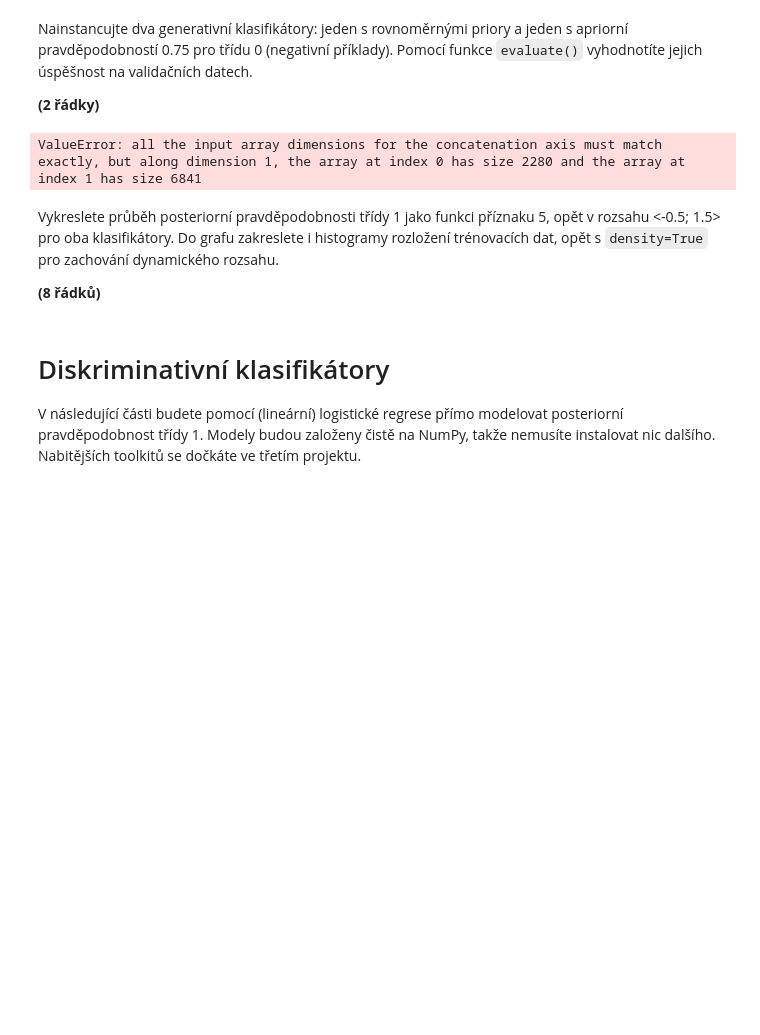
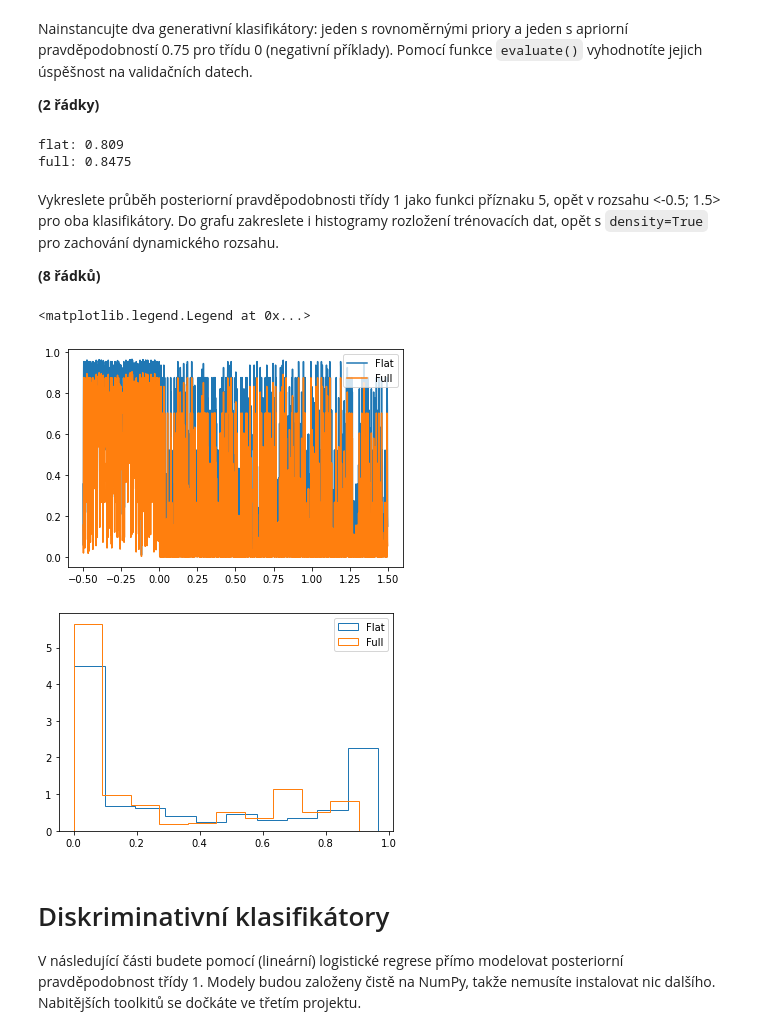
Before and after one commit to arconatt/SUI-machine_learning, a Jupyter notebook: zadani.ipynb, the cells around one changed output. Drawn from its saved outputs; the diff is of its cells as text; code cells hidden in the pictures; blank space fills up the shorter version.

```diff
--- a/zadani.ipynb
+++ b/zadani.ipynb
@@ -171,31 +170,31 @@ Dbejte, aby Vám uživatel nemohl zadat neplatné apriorní pravděpodobnosti.
 Jako všechny klasifikátory v tomto projektu poskytuje metodu `prob_class_1()`.
 
 **(9 řádků)**
-# %%
-class GenerativeClassifier2Class:
-    def __init__(self, pdf_pos, prior_pos, pdf_neg, prior_neg):
-        self.prior0 = prior0
-
-    def fill_pdf(self, data_pos, data_neg):
-        if (np.size(data_pos))
-
-    def prob_class_1(self, data):
-        joint = np.vstack([pdf_pos * (1 - self.prior0), pdf_neg * self.prior0]).T
-        bayes = joint/joint.sum(axis=1, keepdims=True)
-        return bayes[:,0]
+# %%
+class GenerativeClassifier2Class:
+    def __init__(self, norm_pos, prior_pos, norm_neg, prior_neg):
+        assert(prior_neg + prior_pos == 1)
+        self.prior_neg = prior_neg
+        self.prior_pos = prior_pos
+        self.norm_neg = norm_neg
+        self.norm_pos = norm_pos
+
+    def prob_class_1(self, data):
+        return (self.norm_pos.pdf(data) * self.prior_pos)/((self.norm_pos.pdf(data) * self.prior_pos) + (self.norm_neg.pdf(data) * self.prior_neg))
 # %% [markdown]
 Nainstancujte dva generativní klasifikátory: jeden s rovnoměrnými priory a jeden s apriorní pravděpodobností 0.75 pro třídu 0 (negativní příklady).
 Pomocí funkce `evaluate()` vyhodnotíte jejich úspěšnost na validačních datech.
 
 **(2 řádky)**
 # %%
-classifier_flat_prior = GenerativeClassifier2Class(0.5)
-classifier_full_prior = GenerativeClassifier2Class(0.75)
+classifier_flat_prior = GenerativeClassifier2Class(scipy.stats.norm(loc=mu_pos, scale=std_pos), 0.5, scipy.stats.norm(loc=mu_neg, scale=std_neg), 0.5)
+classifier_full_prior = GenerativeClassifier2Class(scipy.stats.norm(loc=mu_pos, scale=std_pos), 0.25, scipy.stats.norm(loc=mu_neg, scale=std_neg), 0.75)
 
 print('flat:', evaluate(classifier_flat_prior, val_dataset.xs[:, FOI], val_dataset.targets))
 print('full:', evaluate(classifier_full_prior, val_dataset.xs[:, FOI], val_dataset.targets))
 # %% [output]
-ValueError: all the input array dimensions for the concatenation axis must match exactly, but along dimension 1, the array at index 0 has size 2280 and the array at index 1 has size 6841
+flat: 0.809
+full: 0.8475
 # %% [markdown]
 Vykreslete průběh posteriorní pravděpodobnosti třídy 1 jako funkci příznaku 5, opět v rozsahu <-0.5; 1.5> pro oba klasifikátory.
 Do grafu zakreslete i histogramy rozložení trénovacích dat, opět s `density=True` pro zachování dynamického rozsahu.
@@ -206,3 +203,18 @@ pass
+# %%
+x_size = np.linspace(-0.5, 1.5, np.size(clas1))
+plt.figure()
+plt.plot(x_size, classifier_flat_prior.prob_class_1(val_dataset.xs[:, FOI]), label='Flat') #TODO ?
+plt.plot(x_size, classifier_full_prior.prob_class_1(val_dataset.xs[:, FOI]), label='Full')
+plt.legend()
+
+plt.figure()
+plt.hist(classifier_flat_prior.prob_class_1(val_dataset.xs[:, FOI]), histtype='step', label='Flat', density=True)
+plt.hist(classifier_full_prior.prob_class_1(val_dataset.xs[:, FOI]), histtype='step', label='Full', density=True)
+plt.legend()
+# %% [output]
+<matplotlib.legend.Legend at 0x...>
+[figure, added]
+[figure, added]
 # %% [markdown]
 # Diskriminativní klasifikátory
 V následující části budete pomocí (lineární) logistické regrese přímo modelovat posteriorní pravděpodobnost třídy 1.
```
Also changed, not shown: parts of 3 cells of this notebook.
